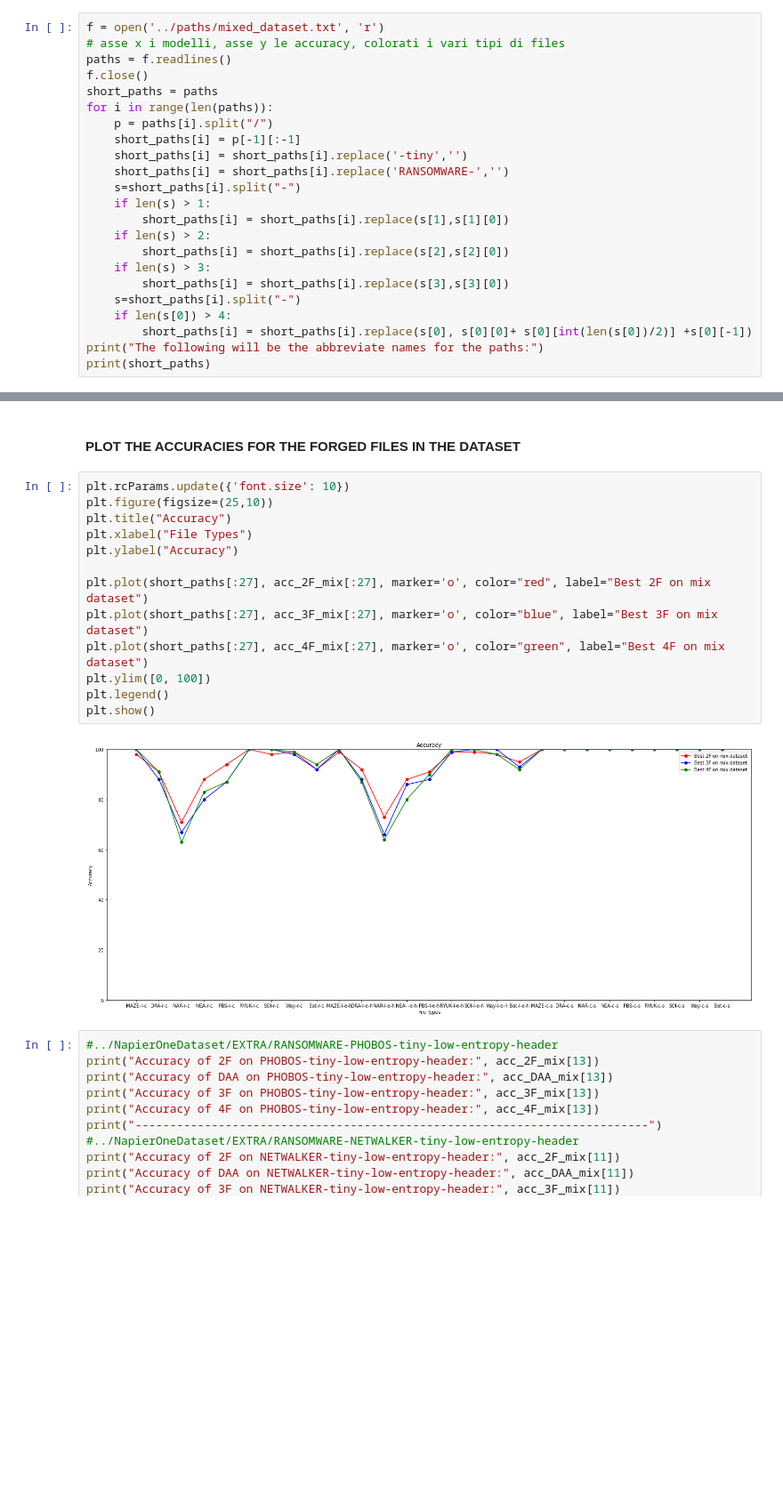
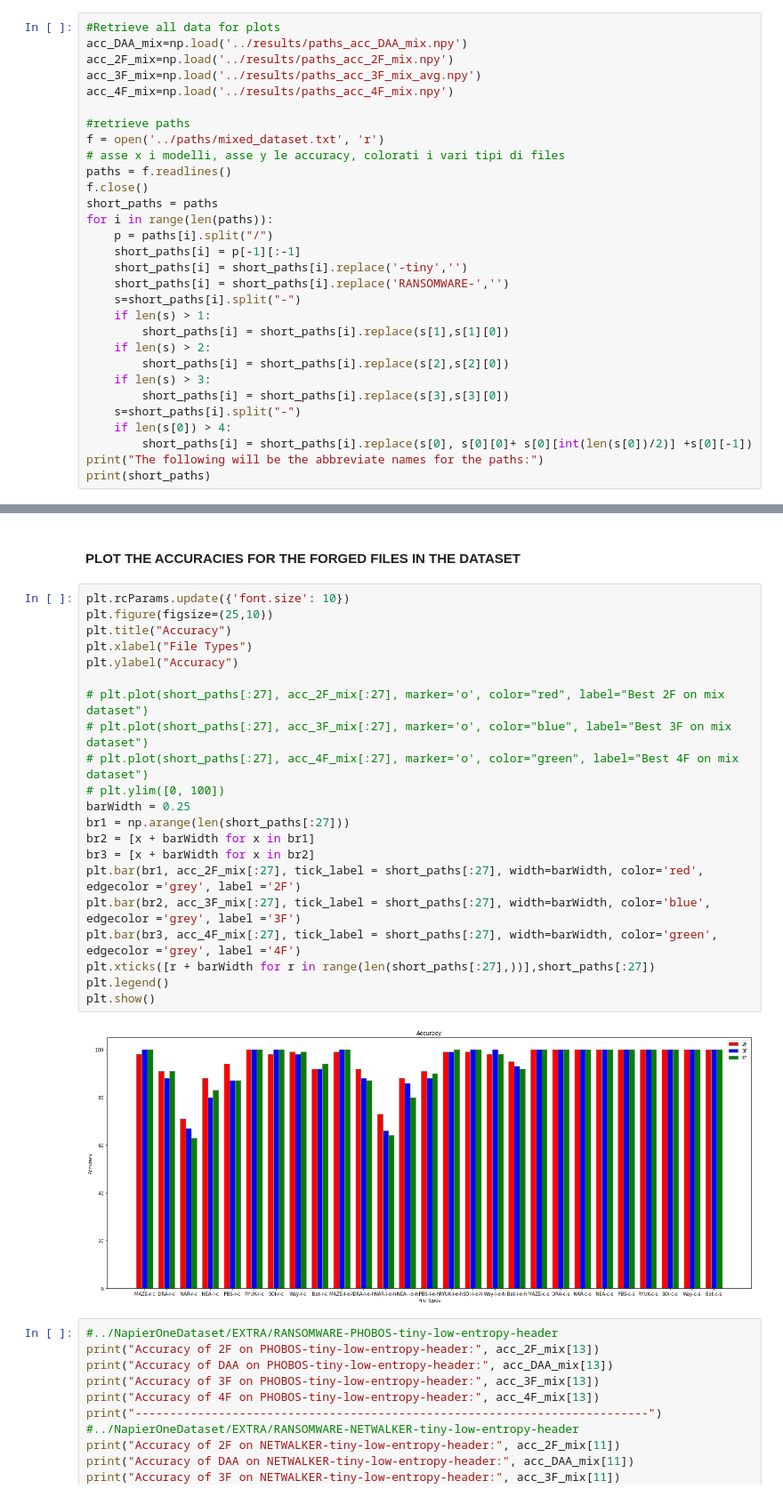
Before and after one commit to gomitolof/DAA-for-Ransomware-detection, a Jupyter notebook: models_mix/best_models.ipynb, the cells around one changed output, grey strips where cells are left out. Shown: that part at 89% size. Cells and saved outputs as stored; diff of their text form; blank space fills up the shorter version.

Commit message:
plot bars, Way and Rab inverted for coherence

```diff
--- a/models_mix/best_models.ipynb
+++ b/models_mix/best_models.ipynb
@@ -1498,4 +1500,11 @@ F1: 93.56
 # %%
+#Retrieve all data for plots
+acc_DAA_mix=np.load('../results/paths_acc_DAA_mix.npy')
+acc_2F_mix=np.load('../results/paths_acc_2F_mix.npy')
+acc_3F_mix=np.load('../results/paths_acc_3F_mix_avg.npy')
+acc_4F_mix=np.load('../results/paths_acc_4F_mix.npy')
+
+#retrieve paths
 f = open('../paths/mixed_dataset.txt', 'r')
 # asse x i modelli, asse y le accuracy, colorati i vari tipi di files
 paths = f.readlines()
@@ -1626,18 +1710,26 @@ plt.show()
 # %%
 plt.rcParams.update({'font.size': 10})
 plt.figure(figsize=(25,10))
 plt.title("Accuracy")
 plt.xlabel("File Types")
 plt.ylabel("Accuracy")
 
-plt.plot(short_paths[:27], acc_2F_mix[:27], marker='o', color="red", label="Best 2F on mix dataset")
-plt.plot(short_paths[:27], acc_3F_mix[:27], marker='o', color="blue", label="Best 3F on mix dataset")
-plt.plot(short_paths[:27], acc_4F_mix[:27], marker='o', color="green", label="Best 4F on mix dataset")
-plt.ylim([0, 100])
+# plt.plot(short_paths[:27], acc_2F_mix[:27], marker='o', color="red", label="Best 2F on mix dataset")
+# plt.plot(short_paths[:27], acc_3F_mix[:27], marker='o', color="blue", label="Best 3F on mix dataset")
+# plt.plot(short_paths[:27], acc_4F_mix[:27], marker='o', color="green", label="Best 4F on mix dataset")
+# plt.ylim([0, 100])
+barWidth = 0.25
+br1 = np.arange(len(short_paths[:27]))
+br2 = [x + barWidth for x in br1]
+br3 = [x + barWidth for x in br2]
+plt.bar(br1, acc_2F_mix[:27], tick_label = short_paths[:27], width=barWidth, color='red', edgecolor ='grey', label ='2F')
+plt.bar(br2, acc_3F_mix[:27], tick_label = short_paths[:27], width=barWidth, color='blue', edgecolor ='grey', label ='3F')
+plt.bar(br3, acc_4F_mix[:27], tick_label = short_paths[:27], width=barWidth, color='green', edgecolor ='grey', label ='4F')
+plt.xticks([r + barWidth for r in range(len(short_paths[:27],))],short_paths[:27])
 plt.legend()
 plt.show()
 # %% [output]
-[figure, old version]
+[figure, new version]
 # %%
 #../NapierOneDataset/EXTRA/RANSOMWARE-PHOBOS-tiny-low-entropy-header
 print("Accuracy of 2F on PHOBOS-tiny-low-entropy-header:", acc_2F_mix[13])
```
Also changed, not shown: parts of 7 cells of this notebook, 4 other files.
